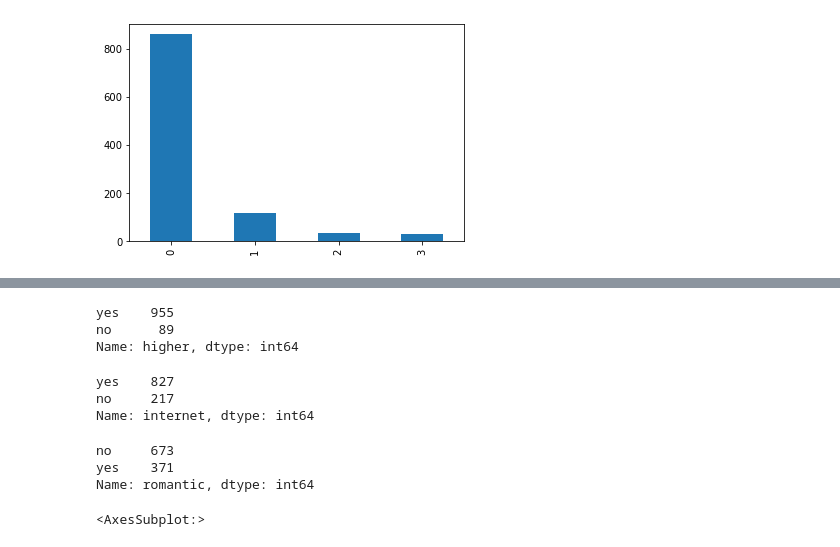
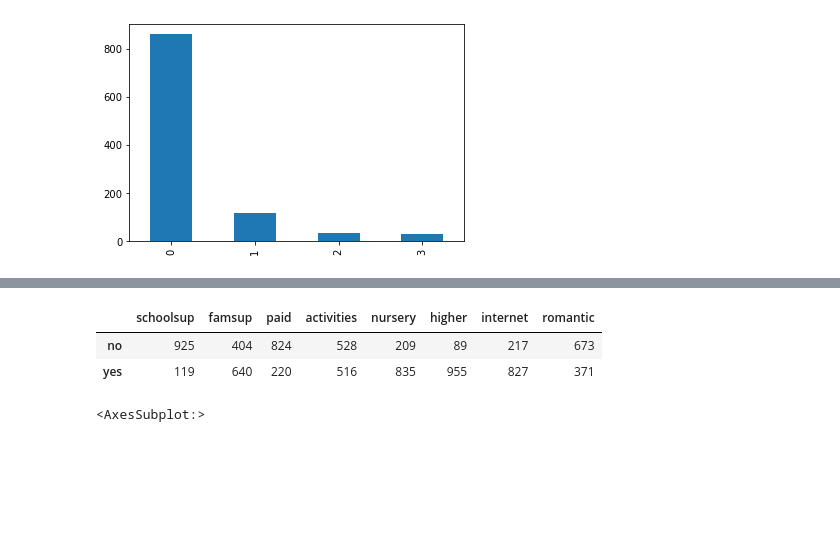
Before and after one commit to AleksanderWernik/Portugese_students, a Jupyter notebook: Students.ipynb, the cells around one changed output, grey strips where cells are left out. Drawn from its saved outputs; the diff is of its cells as text; code cells hidden in the pictures; blank space fills up the shorter version.

```diff
--- a/Students.ipynb
+++ b/Students.ipynb
@@ -334,21 +308,0 @@ Name: nursery, dtype: int64
-# %%
-#20 higher: wants to take higher education
-df['higher'].value_counts()
-# %% [output]
-yes    955
-no      89
-Name: higher, dtype: int64
-# %%
-#21 internet: Internet access at home
-df['internet'].value_counts()
-# %% [output]
-yes    827
-no     217
-Name: internet, dtype: int64
-# %%
-#22 romantic:  with a romantic relationship
-df['romantic'].value_counts()
-# %% [output]
-no     673
-yes    371
-Name: romantic, dtype: int64
@@ -355,3 +318,11 @@ Name: romantic, dtype: int64
+# %%
+df_new=df[['schoolsup', 'famsup', 'paid', 'activities', 'nursery','higher', 'internet', 'romantic']]
+# %%
+df_new.apply(pd.Series.value_counts)
+# %% [output]
+|  | schoolsup | famsup | paid | activities | nursery | higher | internet | romantic |
+| no | 925 | 404 | 824 | 528 | 209 | 89 | 217 | 673 |
+| yes | 119 | 640 | 220 | 516 | 835 | 955 | 827 | 371 |
 # %%
 #23 famrel: quality of family relationships (numeric: from 1 - very bad to 5 - excellent)
 df['famrel'].value_counts().plot(kind='bar')
```
Also changed, not shown: parts of 105 cells of this notebook.
